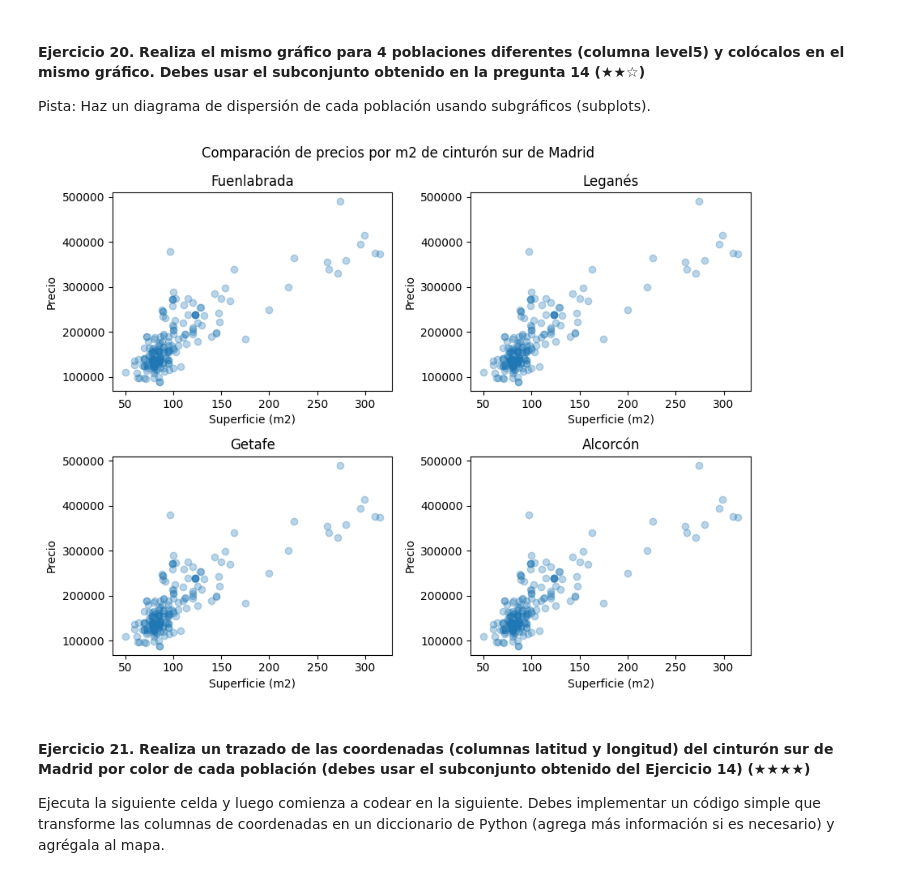
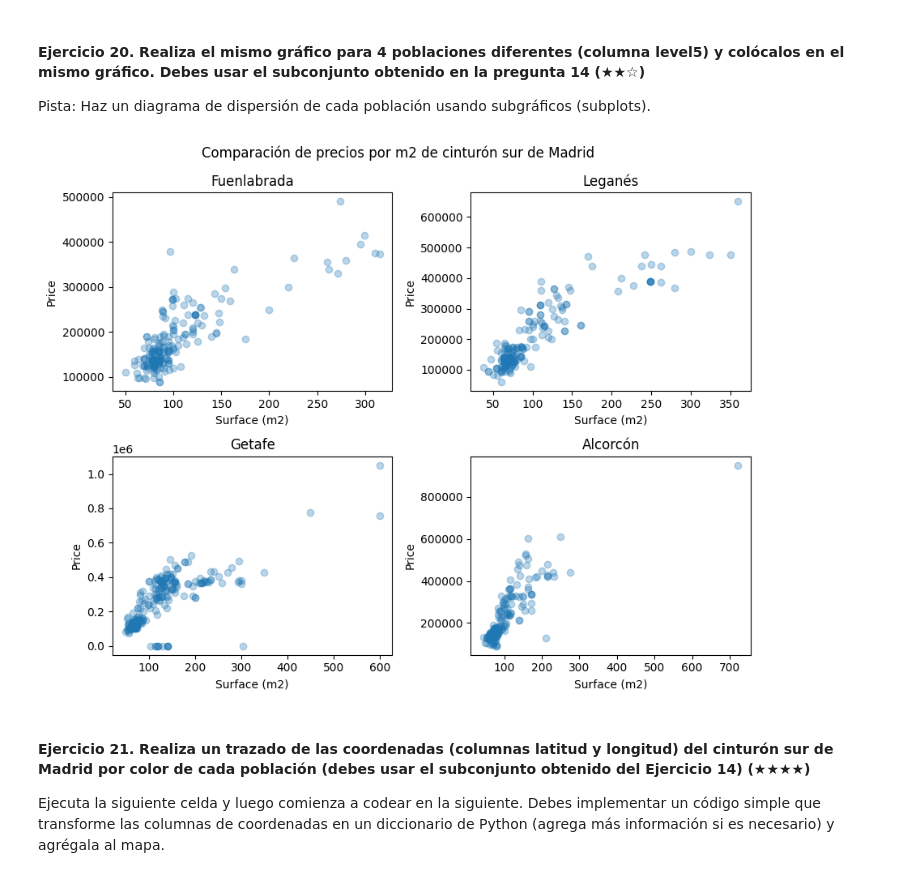
Before and after one commit to Wendy-2025-DS/PRACTICE-1-PANDAS-IN-PYTHON, a Jupyter notebook: project.es.ipynb, the cells around one changed output. Drawn from its saved outputs; the diff is of its cells as text; code cells hidden in the pictures.

```diff
--- a/project.es.ipynb
+++ b/project.es.ipynb
@@ -501,29 +509,28 @@ El precio por m2, es bastante accesible en comparción con otras zonas de Madrid
 Pista: Haz un diagrama de dispersión de cada población usando subgráficos (subplots).
 # %%
 import pandas as pd
+import matplotlib.pyplot as plt
 
 ds = pd.read_csv('assets/real_estate.csv', sep=';')
 
 poblaciones_cinturon_sur_Madrid=["Fuenlabrada","Leganés","Getafe","Alcorcón"]
 subconjunto_ds=ds[ds["level5"].isin(poblaciones_cinturon_sur_Madrid)]
 
-import matplotlib.pyplot as plt
-
 fig, axs =plt.subplots(2,2,figsize=(9,7))
 axs=axs.flatten()
 
 for i, poblacion in enumerate(poblaciones_cinturon_sur_Madrid):
-    datos_para_graficar=subconjunto_ds[subconjunto_ds["level5"]==población]
+    datos_para_graficar=subconjunto_ds[subconjunto_ds["level5"]==poblacion]
     axs[i].scatter(datos_para_graficar["surface"],datos_para_graficar["price"],alpha=0.3)
     axs[i].set_title(poblacion)
-    axs[i].set_xlabel("Superficie (m2)")
-    axs[i].set_ylabel("Precio")
+    axs[i].set_xlabel("Surface (m2)")
+    axs[i].set_ylabel("Price")
 
 plt.suptitle("Comparación de precios por m2 de cinturón sur de Madrid")
 plt.tight_layout()
 plt.show()
 # %% [output]
-[figure, old version]
+[figure, new version]
 # %% [markdown]
 #### Ejercicio 21. Realiza un trazado de las coordenadas (columnas latitud y longitud) del cinturón sur de Madrid por color de cada población (debes usar el subconjunto obtenido del Ejercicio 14) (★★★★)
 
```
Also changed, not shown: parts of 3 cells of this notebook.
